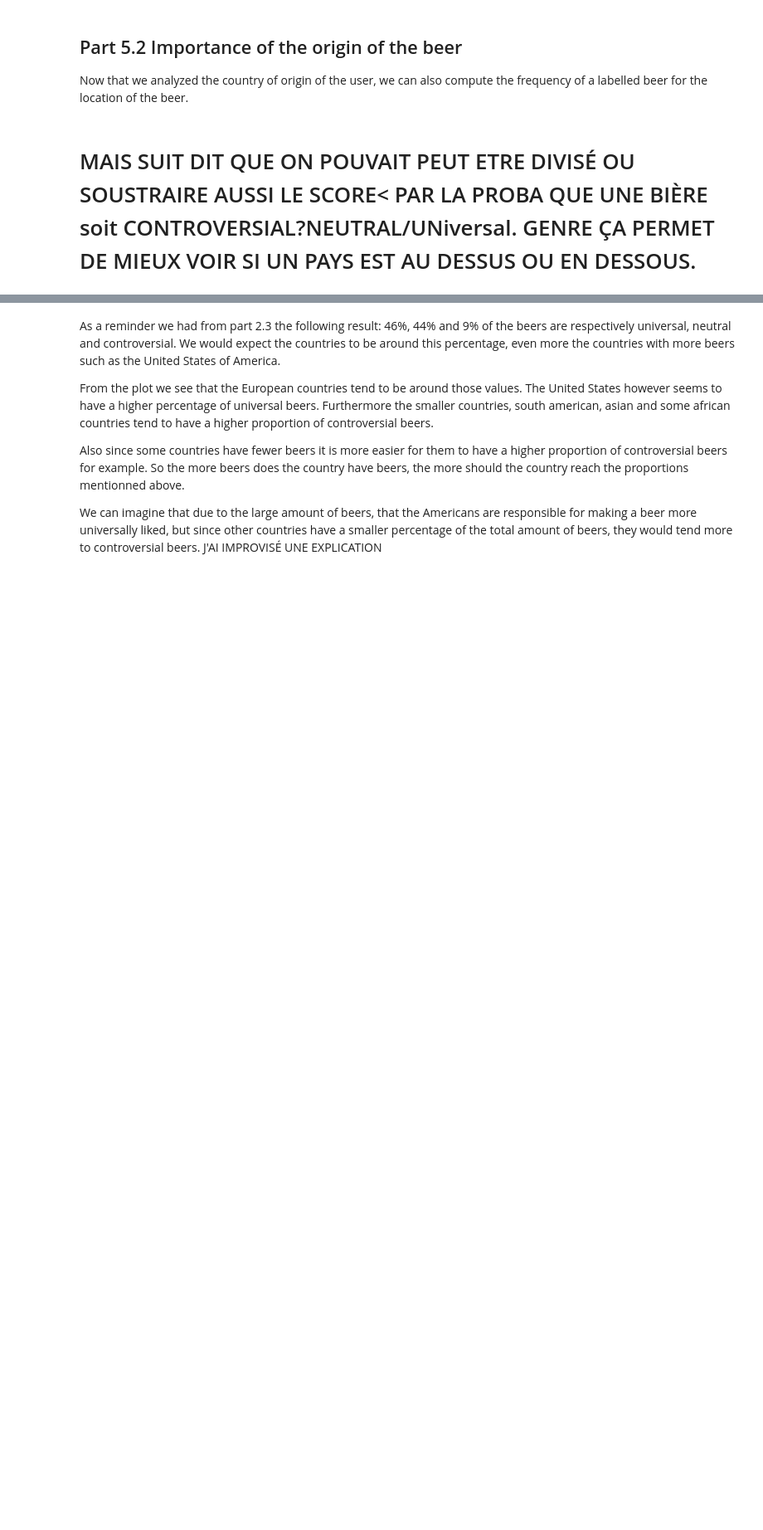
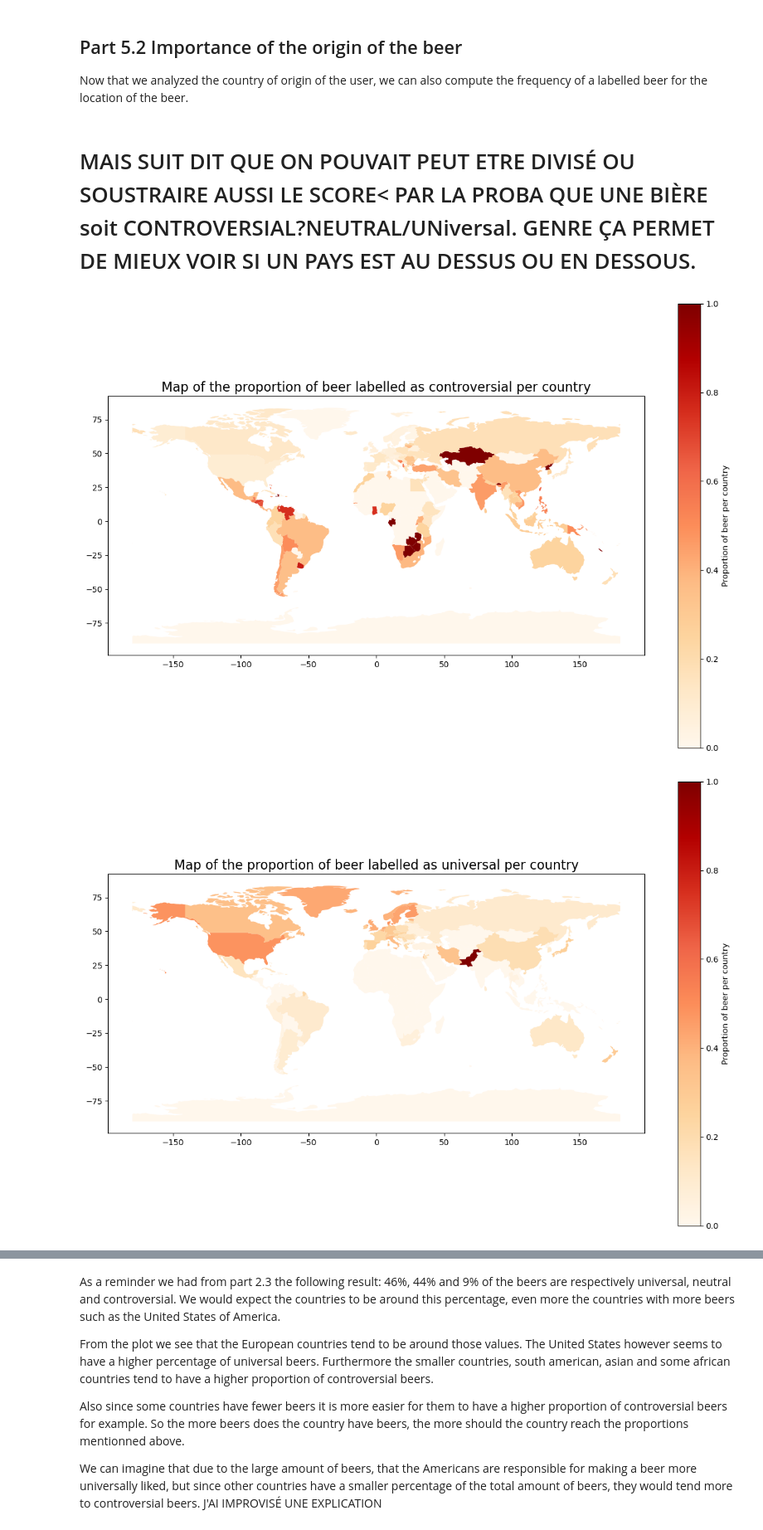
Before and after one commit to epfl-ada/ada-2024-project-abracadabra, a Jupyter notebook: analysis_final.ipynb, the cells around one changed output, grey strips where cells are left out. Shown at 83% size. Saved outputs shown, nothing was run; the diff lists cells and outputs as text; code cells hidden in the pictures; blank space fills up the shorter version.

```diff
--- a/analysis_final.ipynb
+++ b/analysis_final.ipynb
@@ -469,6 +473,9 @@ plot_distribution_number_ratings_per_country_of_origin_of_beer(beers_df_new, bre
 # %% [markdown]
 # MAIS SUIT DIT QUE ON POUVAIT PEUT ETRE DIVISÉ OU SOUSTRAIRE AUSSI LE SCORE< PAR LA PROBA QUE UNE BIÈRE soit CONTROVERSIAL?NEUTRAL/UNiversal. GENRE ÇA PERMET DE MIEUX VOIR SI UN PAYS EST AU DESSUS OU EN DESSOUS.
 # %%
-compute_proportion_label_per_country(breweries_df_new,beers_df_new, attributes_variance, labels, 0)
-compute_proportion_label_per_country(breweries_df_new,beers_df_new, attributes_variance, labels, 1)
-compute_proportion_label_per_country(breweries_df_new,beers_df_new, attributes_variance, labels, 2)
+compute_proportion_label_per_country(breweries_df_new,beers_df_new, attributes_variance, labels, 0, possible_labels = ['controversial','universal', 'neutral'])
+compute_proportion_label_per_country(breweries_df_new,beers_df_new, attributes_variance, labels, 1, possible_labels = ['controversial','universal', 'neutral'])
+compute_proportion_label_per_country(breweries_df_new,beers_df_new, attributes_variance, labels, 2, possible_labels = ['controversial','universal', 'neutral'])
+# %% [output]
+[figure, added]
+[figure, added]
```
Also changed, not shown: parts of 4 cells of this notebook.
